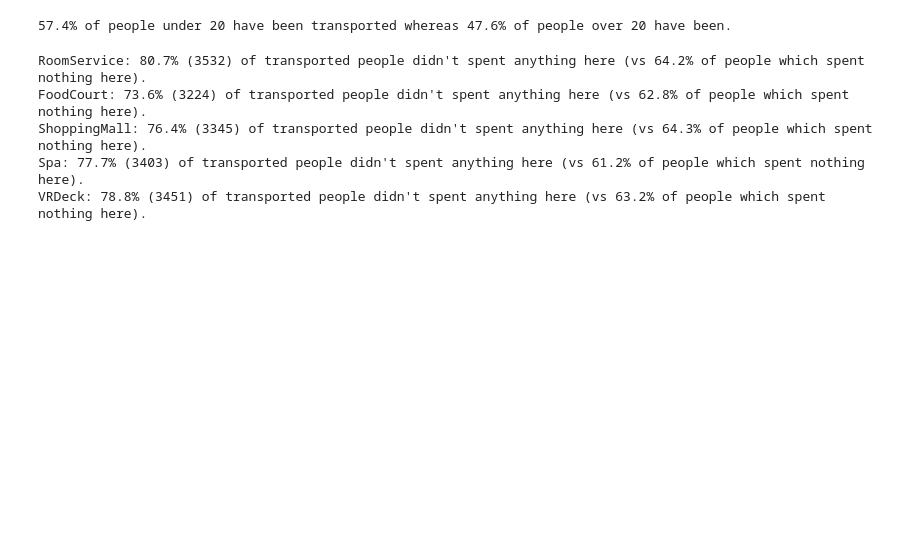
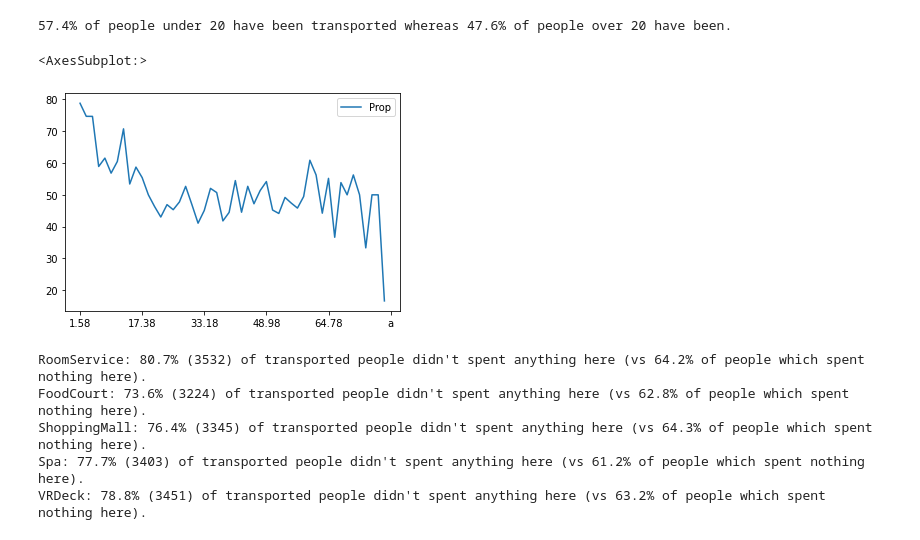
Before and after one commit to ThomasDumazert/01-spaceship_titanic, a Jupyter notebook: notebooks/eda.ipynb, the cells around one changed output. Cells and saved outputs as stored; diff of their text form; code cells hidden in the pictures; blank space fills up the shorter version.

```diff
--- a/notebooks/eda.ipynb
+++ b/notebooks/eda.ipynb
@@ -309,6 +317,36 @@ prop_over_20 = compute_prop(transported_over_20, over_20)
 print(f'{prop_under_20:.1f}% of people under 20 have been transported whereas {prop_over_20:.1f}% of people over 20 have been.')
 # %% [output]
 57.4% of people under 20 have been transported whereas 47.6% of people over 20 have been.
+# %%
+def format_bin(bin, sep=', '):
+    ###Format a bin to be used as a dict key###
+    bin=str(bin)
+    slice_start = bin.find(sep) + len(sep)
+    return bin[slice_start:-1]
+
+def binarize(df, column, bins, target):
+    ###Create a new DataFrame where a continuous feature is categorize in bins###
+    bined_column = pd.cut(df[column], bins=bins)
+    bined_column = pd.concat([df[column], bined_column, df[target]], axis=1, keys=[column, 'Bins', target])
+    return bined_column
+
+def compute_bin_prop(bined_df):
+    ###Compute the proportion by bin, of index where the target is True###
+    bin_prop = {}
+
+    for bin in bined_df.Bins.sort_values().unique():
+        bin_targeted = bined_df[(bined_df.Bins == bin) & bined_df[target]].shape[0]
+        bin_total = bined_df[bined_df.Bins == bin].shape[0]
+        bin_prop[format_bin(bin)] = compute_prop(bin_targeted, bin_total)
+
+    return pd.DataFrame(data=bin_prop.values(), index=bin_prop.keys(), columns=['Prop'])
+
+bined_age = binarize(df, column='Age', bins=nb_bins, target=target)
+prop_transported_age = compute_bin_prop(bined_age)
+prop_transported_age.plot()
+# %% [output]
+<AxesSubplot:>
+[figure, added]
 # %%
 for column in skewed_columns:
     nb_zeros_transported = df[(df[column] == 0) & df[target]].shape[0]
```
Also changed, not shown: parts of 9 cells of this notebook.
